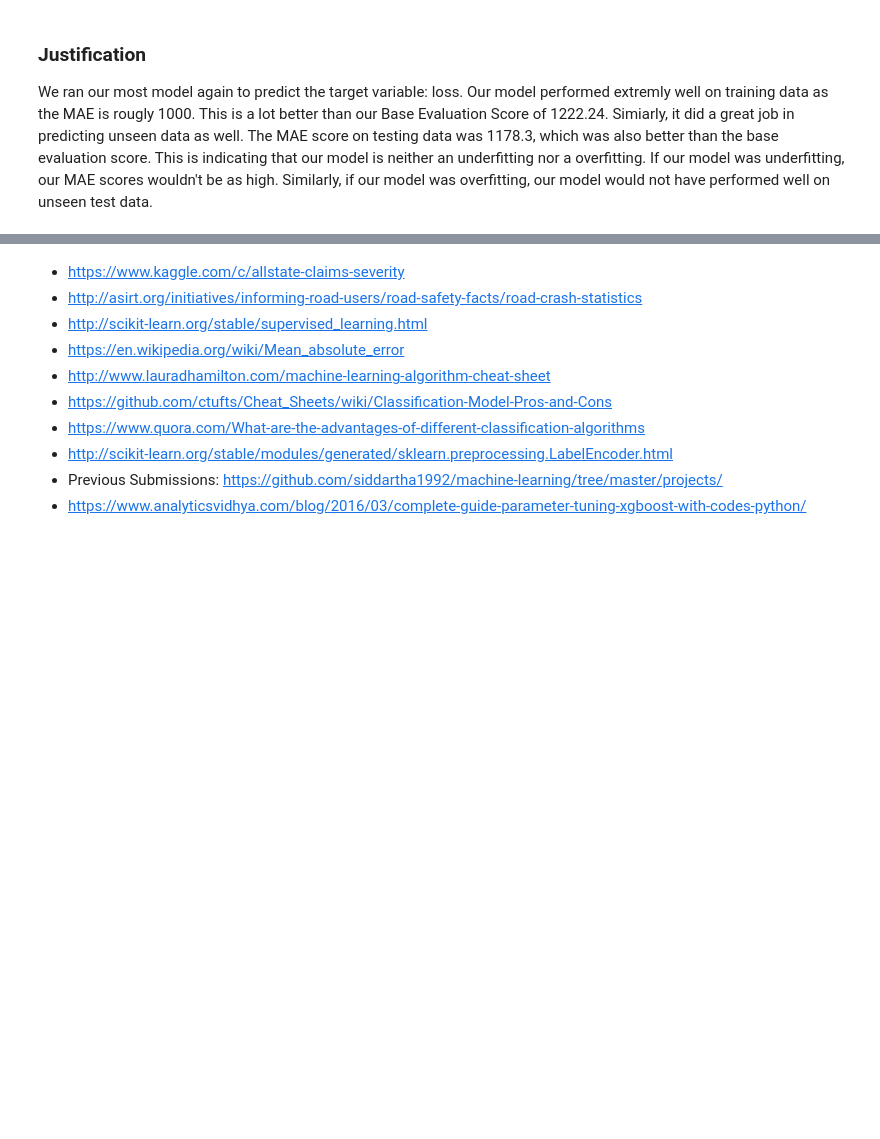
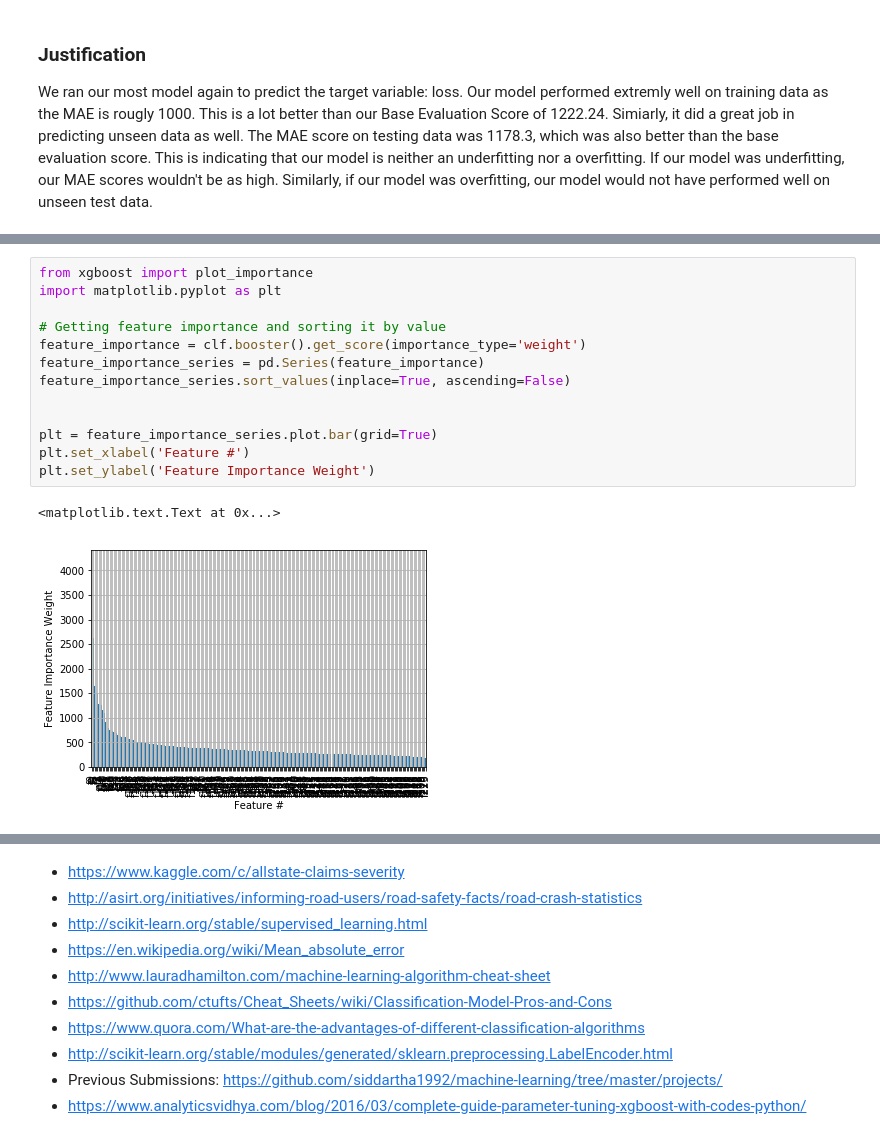
Before and after one commit to siddartha1992/machine-learning, a Jupyter notebook: projects/capstone/report.ipynb, the cells around one changed output, grey strips where cells are left out. Saved outputs shown, nothing was run; the diff lists cells and outputs as text; blank space fills up the shorter version.

```diff
--- a/projects/capstone/report.ipynb
+++ b/projects/capstone/report.ipynb
@@ -544,0 +535,16 @@ loss_log.plot.density(grid=True)
+# %%
+from xgboost import plot_importance
+import matplotlib.pyplot as plt
+
+# Getting feature importance and sorting it by value
+feature_importance = clf.booster().get_score(importance_type='weight')
+feature_importance_series = pd.Series(feature_importance)
+feature_importance_series.sort_values(inplace=True, ascending=False)
+
+
+plt = feature_importance_series.plot.bar(grid=True)
+plt.set_xlabel('Feature #')
+plt.set_ylabel('Feature Importance Weight')
+# %% [output]
+<matplotlib.text.Text at 0x...>
+[figure, added]
```
Also changed, not shown: parts of 12 cells of this notebook, 1 other file.
